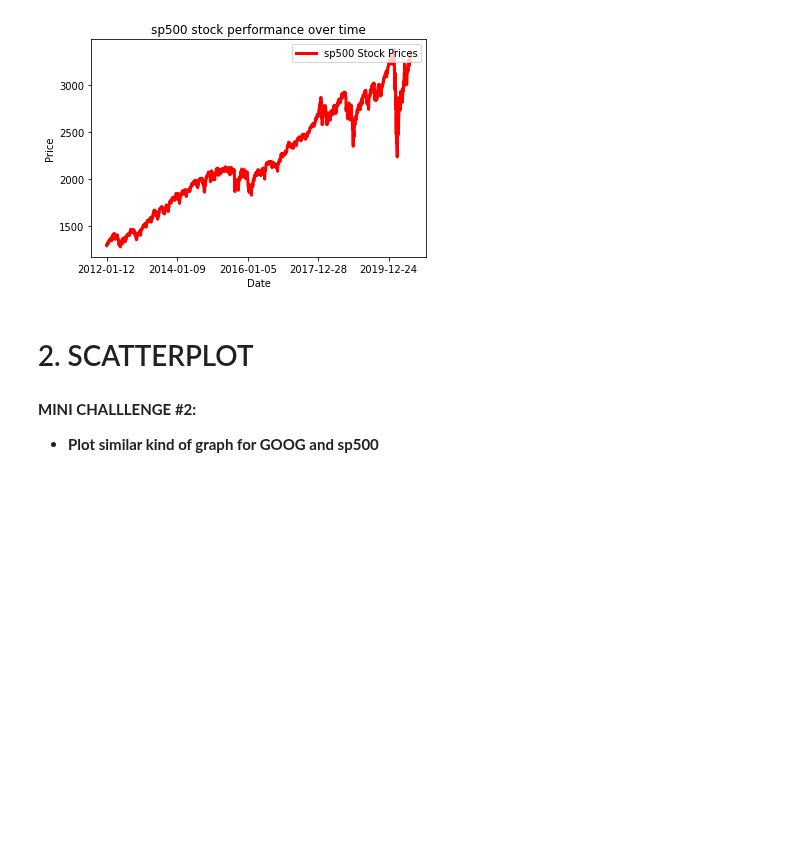
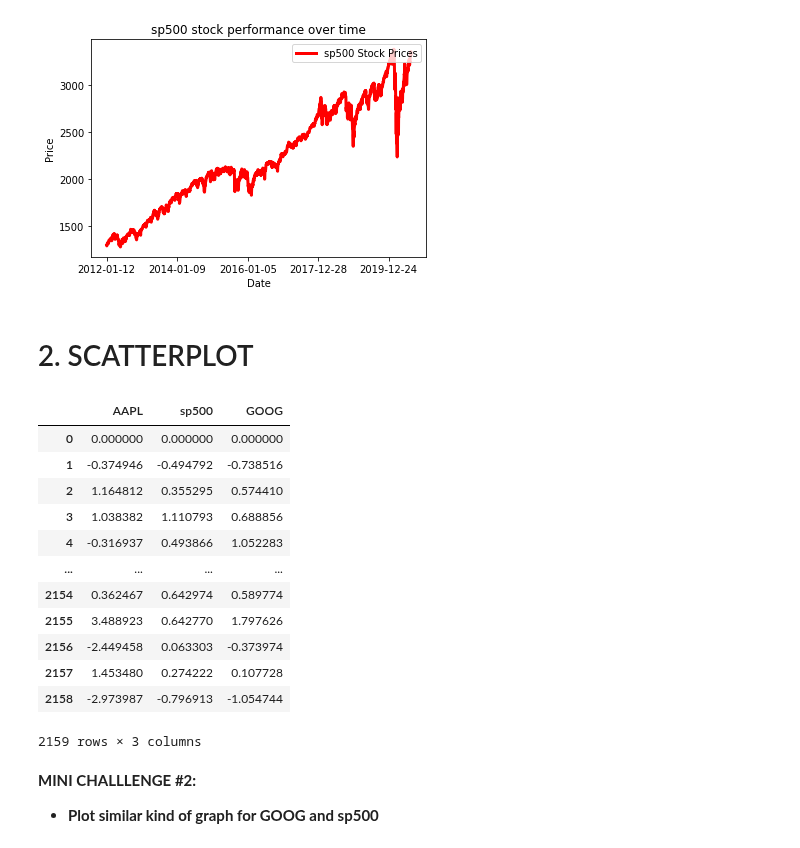
Before and after one commit to LinaSachuk/The-Complete-Python-and-Machine-Learning-for-Financial-Analysis, a Jupyter notebook: 9_Python_101_Data_Visualization_with_matplotlib.ipynb, the cells around one changed output. Saved outputs shown, nothing was run; the diff lists cells and outputs as text; code cells hidden in the pictures; blank space fills up the shorter version.

```diff
--- a/9_Python_101_Data_Visualization_with_matplotlib.ipynb
+++ b/9_Python_101_Data_Visualization_with_matplotlib.ipynb
@@ -58,3 +56,22 @@ Text(0.5, 1.0, 'sp500 stock performance over time')
+# %%
+# Read daily return data using pandas
+
+data_return_df = pd.read_csv('/content/drive/My Drive/Python+for+Financial+Analysis+-+Course+Package/Part 1. Python Programming Fundamentals/daily_returns.csv')
+data_return_df
+# %% [output]
+|  | AAPL | sp500 | GOOG |
+| 0 | 0.000000 | 0.000000 | 0.000000 |
+| 1 | -0.374946 | -0.494792 | -0.738516 |
+| 2 | 1.164812 | 0.355295 | 0.574410 |
+| 3 | 1.038382 | 1.110793 | 0.688856 |
+| 4 | -0.316937 | 0.493866 | 1.052283 |
+| ... | ... | ... | ... |
+| 2154 | 0.362467 | 0.642974 | 0.589774 |
+| 2155 | 3.488923 | 0.642770 | 1.797626 |
+| 2156 | -2.449458 | 0.063303 | -0.373974 |
+| 2157 | 1.453480 | 0.274222 | 0.107728 |
+| 2158 | -2.973987 | -0.796913 | -1.054744 |
+2159 rows × 3 columns
 # %% [markdown]
 **MINI CHALLLENGE #2:**
 - **Plot similar kind of graph for GOOG and sp500**
```
Also changed, not shown: parts of 1 cell of this notebook.
